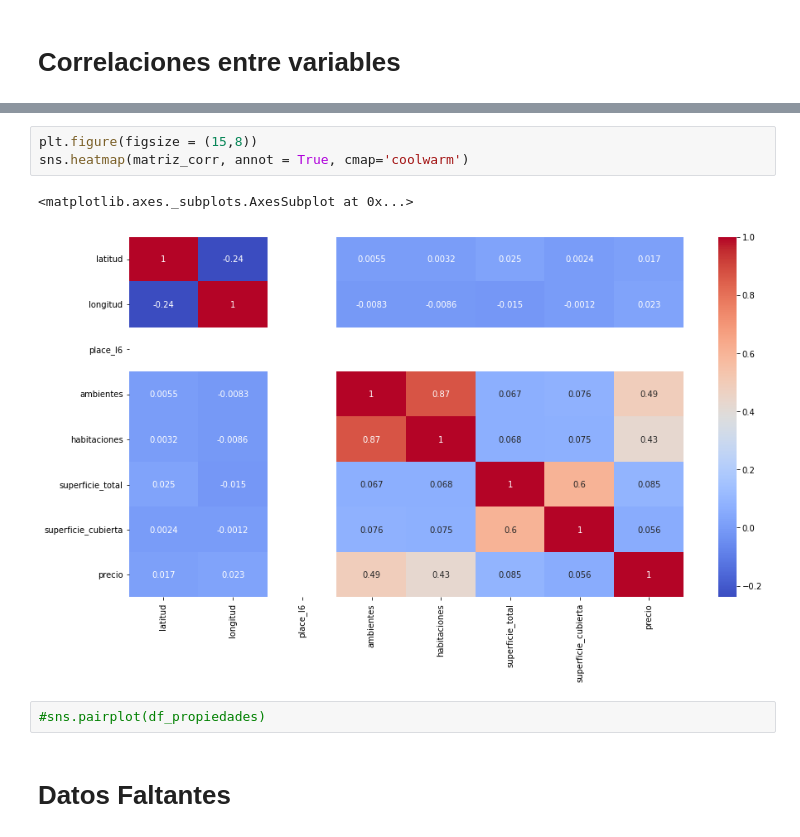
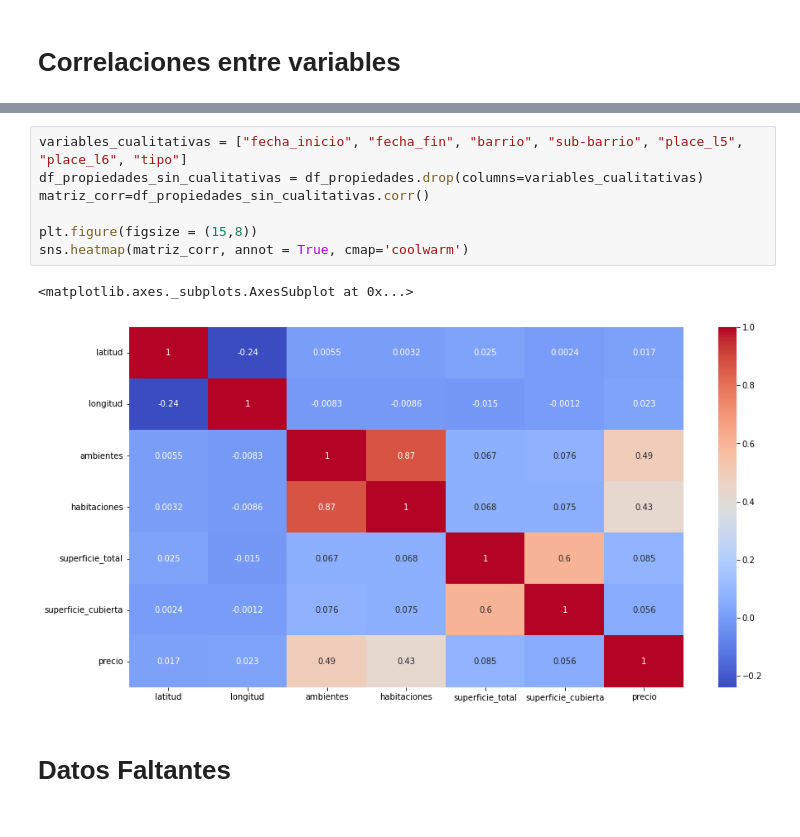
Before and after one commit to lucialiceri/7506R-2C2022-GRUPO17, a Jupyter notebook: 7506R_TP1_GRUPO17_ENTREGA.ipynb, the cells around one changed output, grey strips where cells are left out. Drawn from its saved outputs; the diff is of its cells as text.

```diff
--- a/7506R_TP1_GRUPO17_ENTREGA.ipynb
+++ b/7506R_TP1_GRUPO17_ENTREGA.ipynb
@@ -230,11 +245,13 @@ matriz_corr
 # %%
+variables_cualitativas = ["fecha_inicio", "fecha_fin", "barrio", "sub-barrio", "place_l5", "place_l6", "tipo"]
+df_propiedades_sin_cualitativas = df_propiedades.drop(columns=variables_cualitativas)
+matriz_corr=df_propiedades_sin_cualitativas.corr()
+
 plt.figure(figsize = (15,8))
 sns.heatmap(matriz_corr, annot = True, cmap='coolwarm')
 # %% [output]
 <matplotlib.axes._subplots.AxesSubplot at 0x...>
-[figure, old version]
+[figure, new version]
-# %%
-#sns.pairplot(df_propiedades)
 # %% [markdown]
 # Datos Faltantes
 # %%
```
Also changed, not shown: parts of 368 cells of this notebook.
